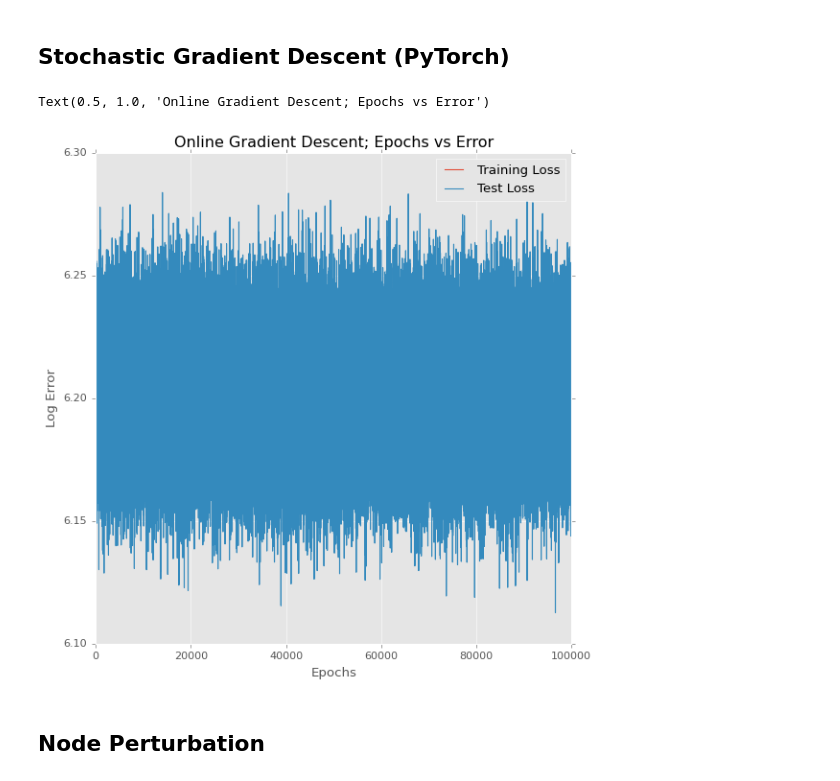
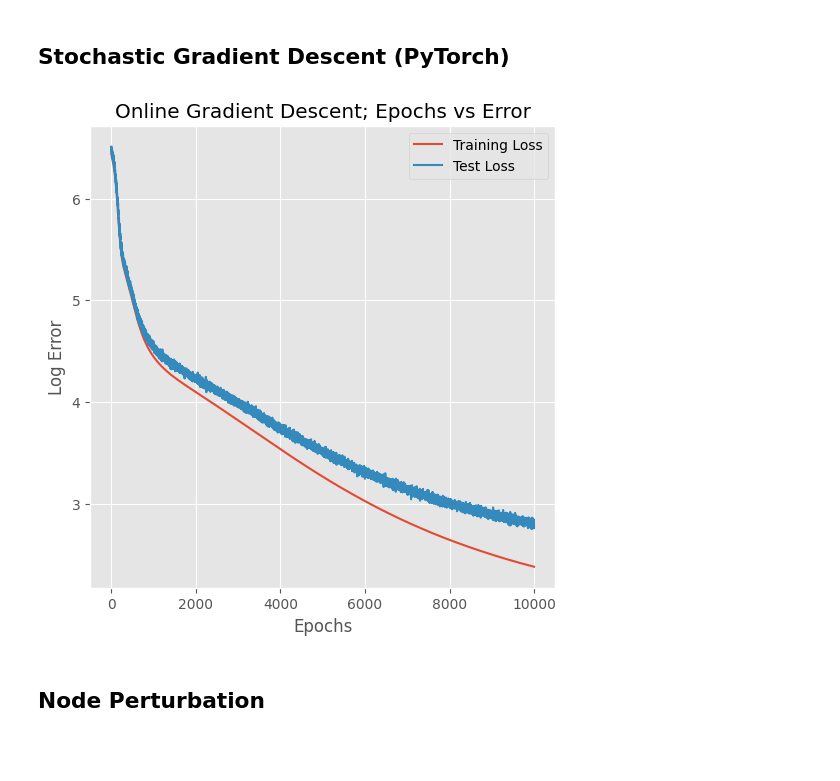
Before and after one commit to RubberNoodles/meta-MARL-neuronal-NN, a Jupyter notebook: fixed_policy.ipynb, the cells around one changed output. Cells and saved outputs as stored; diff of their text form; code cells hidden in the pictures; blank space fills up the shorter version.

```diff
--- a/fixed_policy.ipynb
+++ b/fixed_policy.ipynb
@@ -52,46 +58,45 @@ wy_dad = torch.normal(torch.zeros(Ly,Lh), torch.ones(Ly,Lh))
 N = 512
 x = torch.normal(torch.zeros(N, Lx), torch.ones(N, Lx))
 
-zeta = torch.normal(torch.zeros(N,Ly), 0.1*torch.ones(N,Ly))
+zeta = torch.normal(torch.zeros(N,Ly), 0.01*torch.ones(N,Ly))
 target = (wy_dad @ F.relu(wh_dad @ x.T)).T + zeta
 
-optimizer = optim.SGD(net.parameters(), lr=0.01)
-epochs = torch.arange(1e5)
+optimizer = optim.SGD(net_ts.parameters(), lr=0.001)
+epochs = torch.arange(1e4)
 criterion = nn.MSELoss()
 # %%
 errors = []
 test_errors = []
 
 for epoch in epochs:
 
   optimizer.zero_grad()   # zero the gradient buffers
   output = net_ts(x)
   loss = criterion(output, target)
   loss.backward()
   optimizer.step()
 
-  # update_online(w,x, 1/(13+N))
   with torch.no_grad():
     test_N = 1000
     x_test = torch.normal(torch.zeros(test_N, Lx), torch.ones(test_N, Lx))
-    zeta = torch.normal(torch.zeros(test_N,Ly), 0.1*torch.ones(test_N,Ly))
+    zeta = torch.normal(torch.zeros(test_N,Ly), 0.01*torch.ones(test_N,Ly))
     test_target = (wy_dad @ F.relu(wh_dad @ x_test.T)).T + zeta
     test_output = net_ts(x_test)
     test_loss = criterion(test_output, test_target)
     test_errors.append(float(torch.log(test_loss)))
 
   errors.append(float(torch.log(loss)))
 
-plt.figure(figsize = (8,8))
+plt.figure(figsize = (6,6))
 plt.plot(epochs, errors, label = "Training Loss")
 plt.plot(epochs, test_errors, label = "Test Loss")
 plt.legend()
 plt.xlabel("Epochs")
 plt.ylabel("Log Error")
 plt.title("Online Gradient Descent; Epochs vs Error")
+plt.savefig("sgd_ts.png")
 # %% [output]
-Text(0.5, 1.0, 'Online Gradient Descent; Epochs vs Error')
-[figure, old version]
+[figure, new version]
 # %% [markdown]
 ## Node Perturbation
 # %%
```
Also changed, not shown: parts of 12 cells of this notebook, 30 other files.
